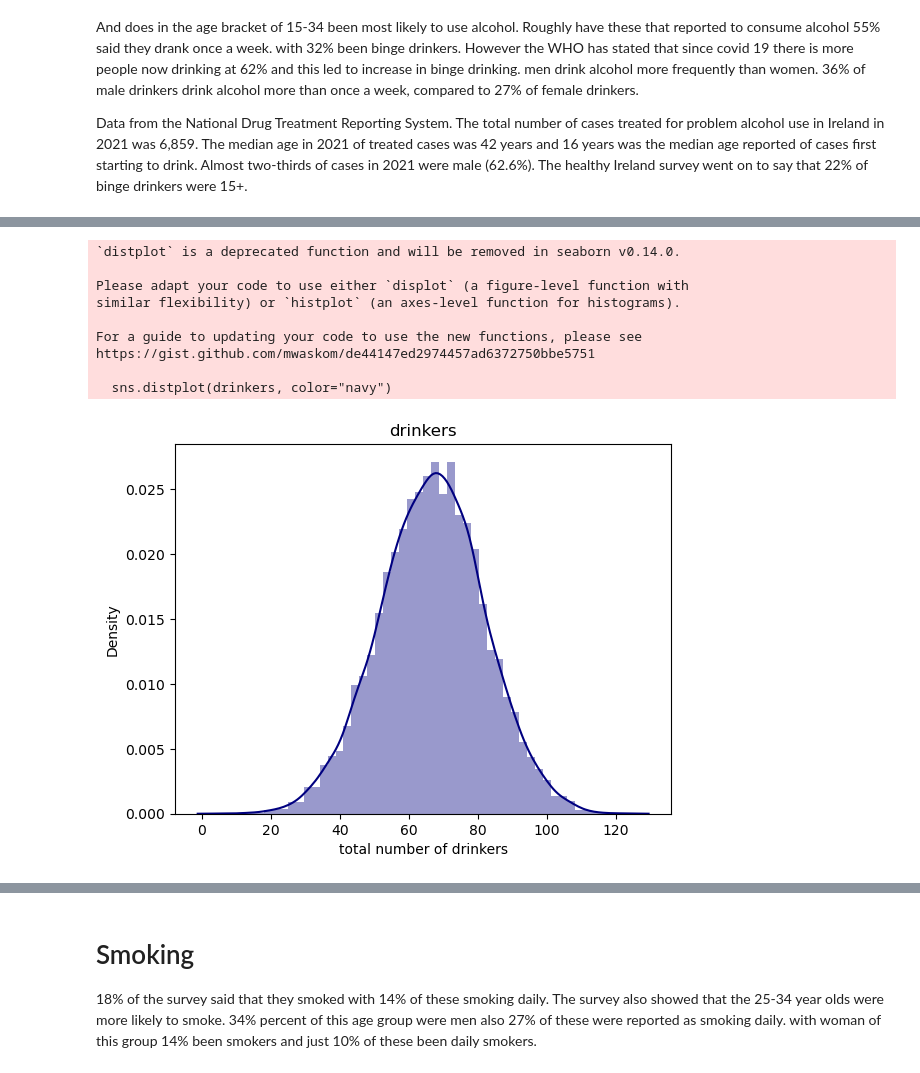
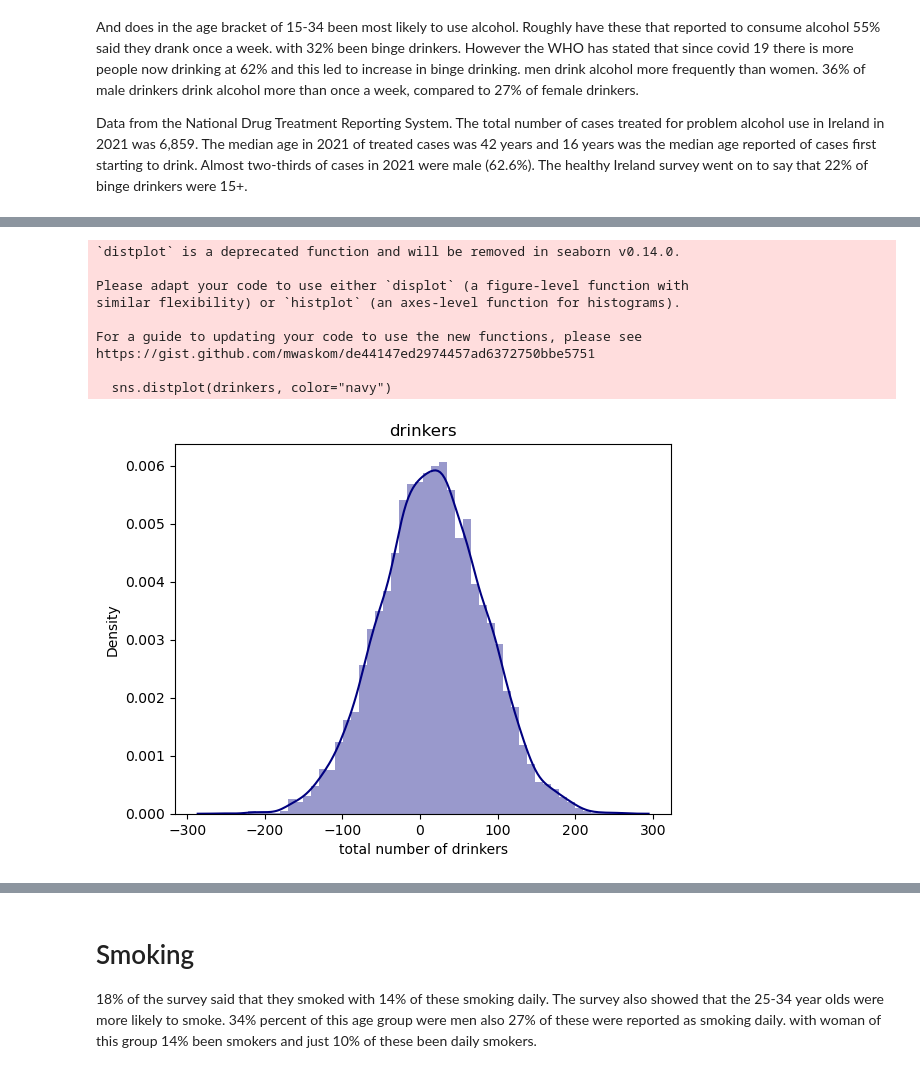
Before and after one commit to keithmmc/PDA1, a Jupyter notebook: PDA1.ipynb, the cells around one changed output, grey strips where cells are left out. Drawn from its saved outputs; the diff is of its cells as text; code cells hidden in the pictures.

```diff
--- a/PDA1.ipynb
+++ b/PDA1.ipynb
@@ -313,18 +313,18 @@ plt.show()
 # %%
-drinkers = pd.DataFrame(np.random.normal(67, 15, 7500))  # getting the distrubution of total drinkers
+drinkers = pd.DataFrame(np.random.normal(15, 67, 7500))  # getting the distrubution of total drinkers
 sns.distplot(drinkers, color="navy")
 plt.title('drinkers')
 plt.xlabel('total number of drinkers')
 plt.show()
 drinkers.columns = ['drinkers']
 # %% [output]
 `distplot` is a deprecated function and will be removed in seaborn v0.14.0.
 
 Please adapt your code to use either `displot` (a figure-level function with
 similar flexibility) or `histplot` (an axes-level function for histograms).
 
 For a guide to updating your code to use the new functions, please see
 https://gist.github.com/mwaskom/de44147ed2974457ad6372750bbe5751
 
   sns.distplot(drinkers, color="navy")
-[figure, old version]
+[figure, new version]
```
Also changed, not shown: parts of 24 cells of this notebook.
